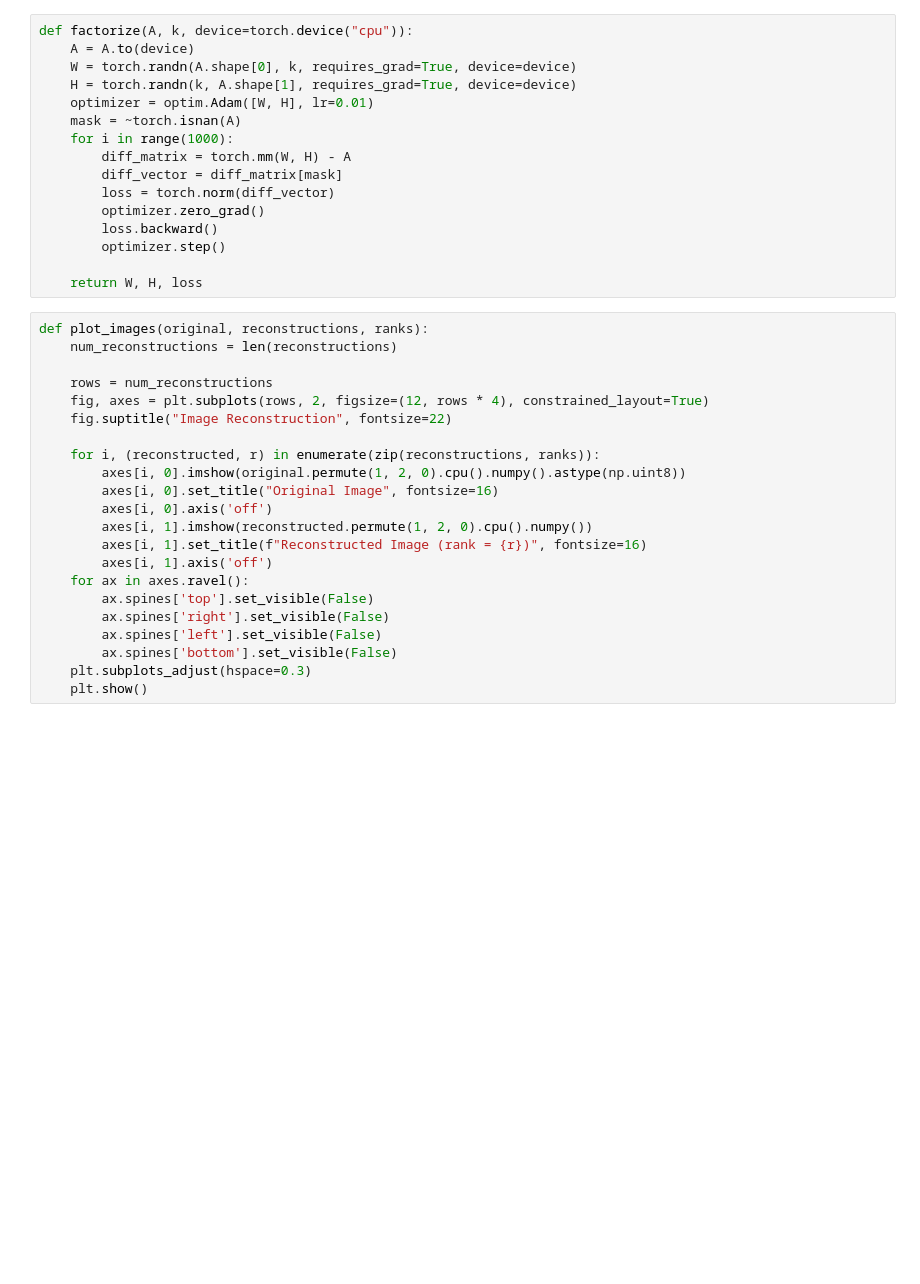
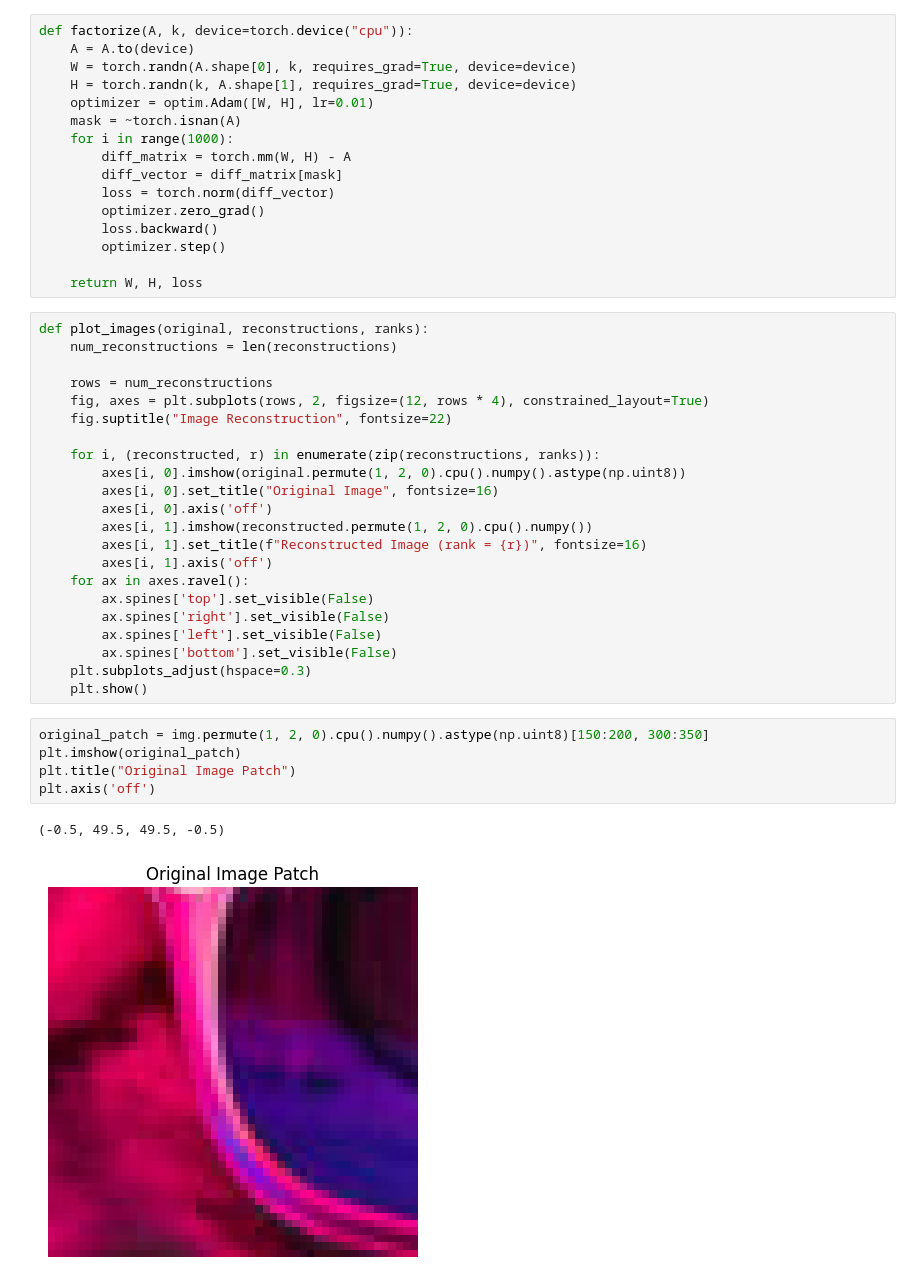
Before and after one commit to Arjun-BD/ES335-MLAssignment2, a Jupyter notebook: Task5.ipynb, the cells around one changed output. Drawn from its saved outputs; the diff is of its cells as text; blank space fills up the shorter version.

```diff
--- a/Task5.ipynb
+++ b/Task5.ipynb
@@ -65,6 +60,14 @@ def plot_images(original, reconstructions, ranks):
         ax.spines['bottom'].set_visible(False)
     plt.subplots_adjust(hspace=0.3)
     plt.show()
+# %%
+original_patch = img.permute(1, 2, 0).cpu().numpy().astype(np.uint8)[150:200, 300:350]
+plt.imshow(original_patch)
+plt.title("Original Image Patch")
+plt.axis('off')
+# %% [output]
+(-0.5, 49.5, 49.5, -0.5)
+[figure, added]
 # %%
 reconstructions = []
 ranks = []
```
Also changed, not shown: parts of 6 cells of this notebook.
